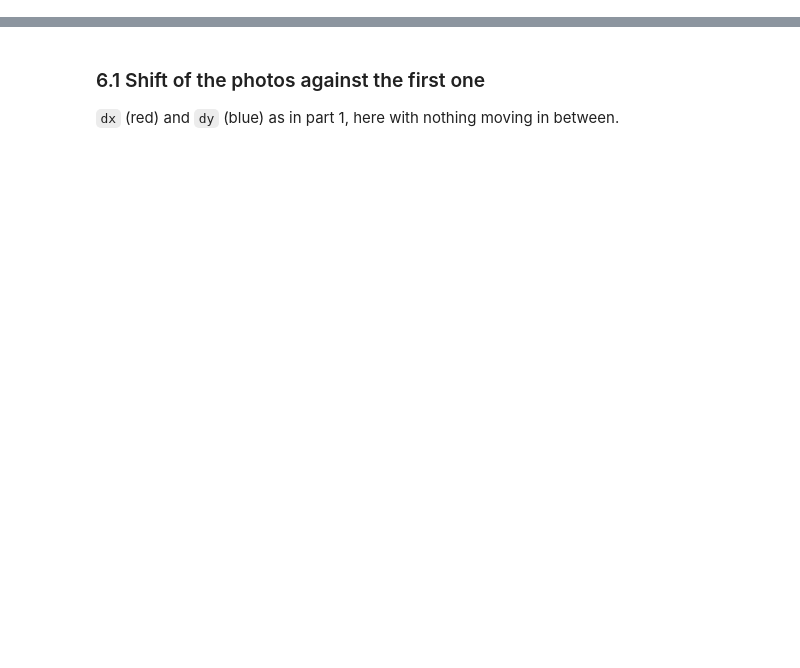
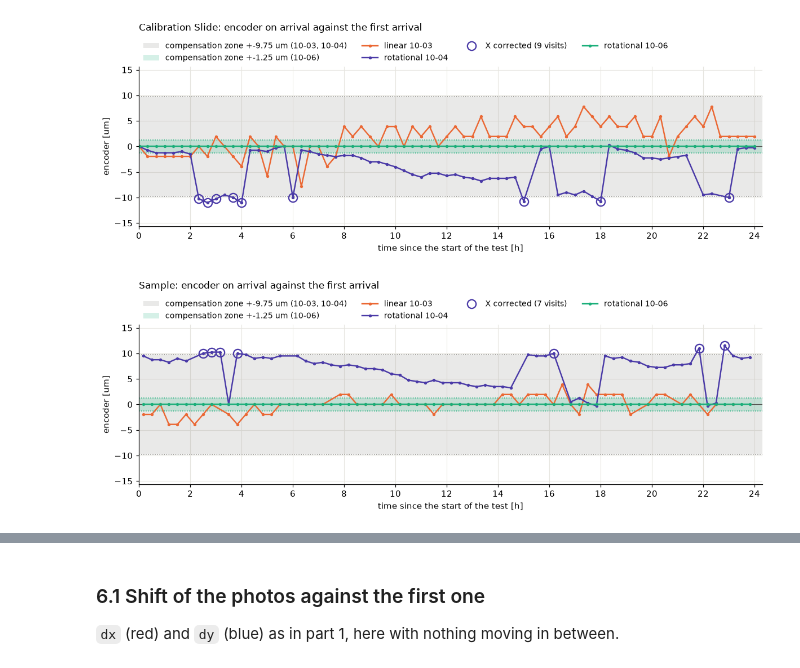
Before and after one commit to haikew/uc2-esp32, a Jupyter notebook: tools/PYTHON/encoder_test/encoder_test.ipynb, the cells around one changed output, grey strips where cells are left out. Cells and saved outputs as stored; diff of their text form; code cells hidden in the pictures; blank space fills up the shorter version.

```diff
--- a/tools/PYTHON/encoder_test/encoder_test.ipynb
+++ b/tools/PYTHON/encoder_test/encoder_test.ipynb
@@ -534,0 +305,42 @@ print(f"{DRIFT_RUN}: {len(drift['dx'])} photos in {drift['hours'][-1]:.1f} h, "
+# %%
+# compensation zones: 10-03 and 10-04 have the same one, so they share the grey band
+zones = [
+    (RUNS["linear 10-03"]["zone_um"], COLOR["zone"], "10-03, 10-04"),
+    (RUNS["rotational 10-06"]["zone_um"], RUNS["rotational 10-06"]["color"], "10-06"),
+]
+y_max = 1.6 * RUNS["linear 10-03"]["zone_um"]
+
+for place in PLACES:
+    fig, ax = plt.subplots()
+    ax.axhline(0, color=COLOR["ink"], lw=0.8)
+    for um, color, dates in zones:
+        ax.axhspan(-um, um, color=color, alpha=0.18, lw=0, label=f"compensation zone +-{um:.2f} um ({dates})")
+        ax.axhline(-um, color=color, ls=":", lw=1)
+        ax.axhline(+um, color=color, ls=":", lw=1)
+
+    for name, run in RUNS.items():
+        shift = pd.read_csv(DATA_DIR / run["shift_csv"], usecols=["hours", "visit", "place", "compSteps", "event"])
+        log = pd.read_csv(DATA_DIR / run["csv"], comment="#", usecols=["visit", "encDriftCounts"])
+        # encDriftCounts is only in the run CSV: put it next to the photo of the same visit
+        photos = shift.merge(log, on="visit", how="left")
+        photos = photos[photos["place"] == place]
+
+        drift = photos["encDriftCounts"] * run["um_per_count"]
+        lost = photos["event"].notna()                     # visits with lost steps: left out
+        corrected = (photos["compSteps"] != 0) & ~lost     # X corrected, the encoder was out of the zone
+
+        ax.plot(photos["hours"][~lost], drift[~lost], ".-", color=run["color"], label=name)
+        if corrected.any():
+            ax.plot(photos["hours"][corrected], drift[corrected], "o", mfc="none", mec=run["color"], ms=10,
+                    mew=1.5, label=f"X corrected ({corrected.sum()} visits)")
+
+    ax.set_title(f"{place.title()}: encoder on arrival against the first arrival", pad=42)   # pad = room for the legend
+    ax.set(ylabel="encoder [um]", xlabel="time since the start of the test [h]", xlim=(0, 24.3), ylim=(-y_max, y_max))
+    ax.set_xticks(range(0, 25, 2))
+    ax.legend(loc="lower left", bbox_to_anchor=(0, 1), borderaxespad=0.2, ncol=4, fontsize=9)
+    fig.tight_layout()
+    fig.savefig(PLOT_DIR / f"4_compensation_{place}.png".replace(" ", "_"))
+    plt.show()
+# %% [output]
+[figure, added]
+[figure, added]
```
Also changed, not shown: parts of 75 cells of this notebook, 12 other files.
